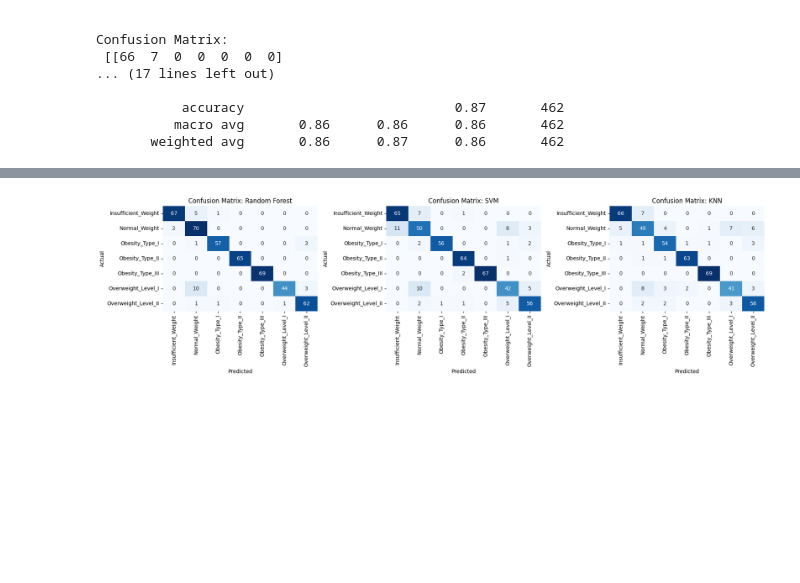
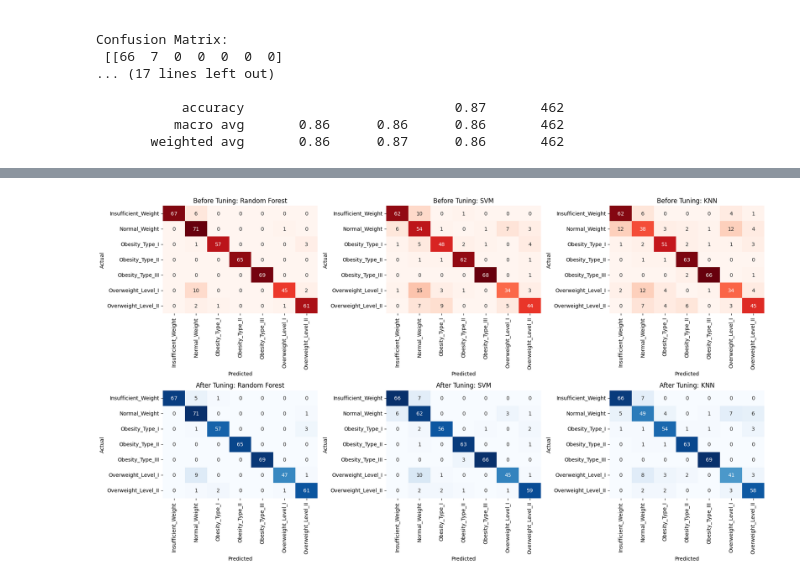
Before and after one commit to aulia-anhar/capstone-obesity-prediction, a Jupyter notebook: notebooks/obesity-calssification.ipynb, the cells around one changed output, grey strips where cells are left out. Cells and saved outputs as stored; diff of their text form; code cells hidden in the pictures; blank space fills up the shorter version.

```diff
--- a/notebooks/obesity-calssification.ipynb
+++ b/notebooks/obesity-calssification.ipynb
@@ -1222,20 +1079,31 @@ plt.show()
 # %%
+fig, axes = plt.subplots(2, 3, figsize=(18, 10))
+titles = ['Random Forest', 'SVM', 'KNN']
 
+# Prediksi sebelum dan sesudah tuning
+preds_before = [y_pred_rf, y_pred_svm, y_pred_knn]
+preds_after = [y_pred_best_rf, y_pred_best_svm, y_pred_best_knn]
 
-fig, axes = plt.subplots(1, 3, figsize=(18, 5))
-titles = ['Random Forest', 'SVM', 'KNN']
-preds = [y_pred_best_rf, y_pred_best_svm, y_pred_best_knn]
+for i in range(3):
+    # Confusion Matrix Before Tuning
+    cm_before = confusion_matrix(y_test, preds_before[i])
+    sns.heatmap(cm_before, annot=True, fmt='d', cmap='Reds', ax=axes[0, i], cbar=False)
+    axes[0, i].set_title(f'Before Tuning: {titles[i]}')
+    axes[0, i].set_xlabel('Predicted')
+    axes[0, i].set_ylabel('Actual')
+    axes[0, i].set_xticklabels(le.classes_, rotation=90)
+    axes[0, i].set_yticklabels(le.classes_, rotation=0)
 
-for i, (y_pred, title) in enumerate(zip(preds, titles)):
-    cm = confusion_matrix(y_test, y_pred)
-    sns.heatmap(cm, annot=True, fmt='d', cmap='Blues', ax=axes[i], cbar=False)
-    axes[i].set_title(f'Confusion Matrix: {title}')
-    axes[i].set_xlabel('Predicted')
-    axes[i].set_ylabel('Actual')
-    axes[i].set_xticklabels(le.classes_, rotation=90)
-    axes[i].set_yticklabels(le.classes_, rotation=0)
+    # Confusion Matrix After Tuning
+    cm_after = confusion_matrix(y_test, preds_after[i])
+    sns.heatmap(cm_after, annot=True, fmt='d', cmap='Blues', ax=axes[1, i], cbar=False)
+    axes[1, i].set_title(f'After Tuning: {titles[i]}')
+    axes[1, i].set_xlabel('Predicted')
+    axes[1, i].set_ylabel('Actual')
+    axes[1, i].set_xticklabels(le.classes_, rotation=90)
+    axes[1, i].set_yticklabels(le.classes_, rotation=0)
 
 plt.tight_layout()
 plt.show()
 # %% [output]
-[figure, old version]
+[figure, new version]
```
Also changed, not shown: parts of 20 cells of this notebook, 3 other files.
